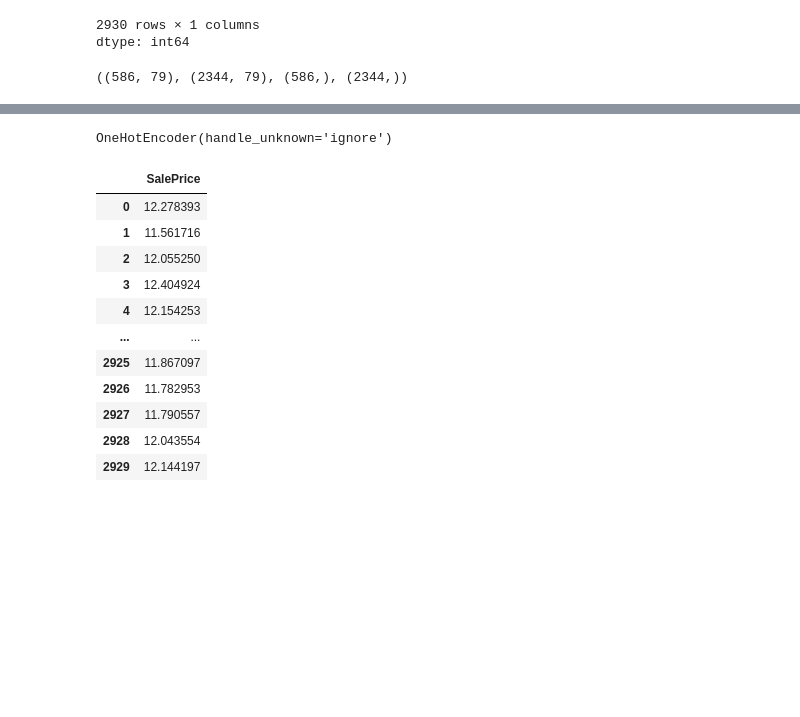
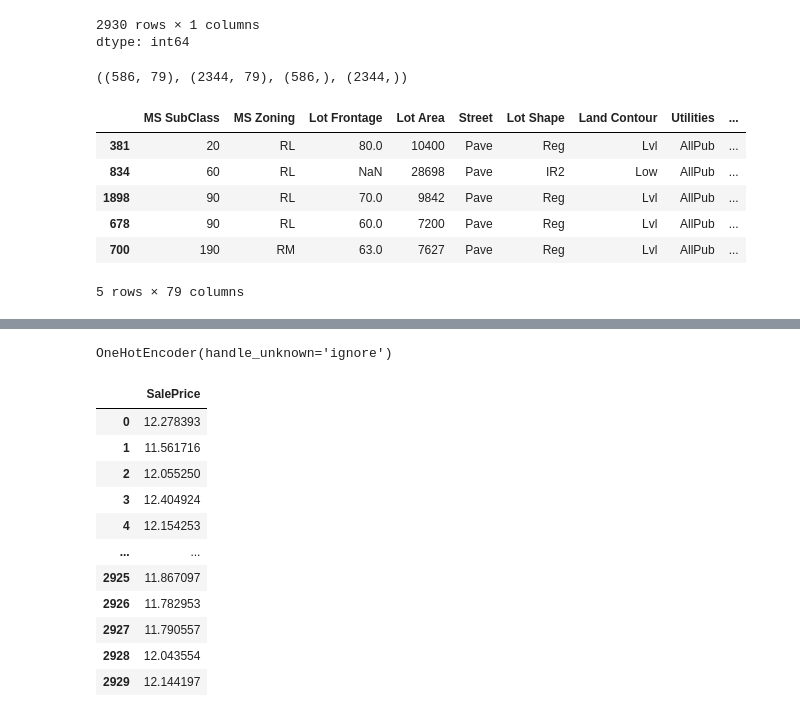
Before and after one commit to Kenechukwu06/CV, a Jupyter notebook: House_Prediction_Project.ipynb, the cells around one changed output, grey strips where cells are left out. Cells and saved outputs as stored; diff of their text form; code cells hidden in the pictures; blank space fills up the shorter version.

```diff
--- a/House_Prediction_Project.ipynb
+++ b/House_Prediction_Project.ipynb
@@ -135,13 +136,6 @@ print
 [figure]
 skewness: 1.74
 <function print(*args, sep=' ', end='\n', file=None, flush=False)>
-# %%
-cat_cols = copied_data.select_dtypes(include=["category","object"]).columns
-cols_nan = cat_cols[copied_data[cat_cols].isnull().any()]
-list_with_nan = cols_nan.tolist()
-for col in list_with_nan:
-  if col in copied_data.columns:
-    copied_data[col] = copied_data[col].fillna("No")
 # %%
 copied_data["TotalSF"] = copied_data["Total Bsmt SF"] + copied_data["1st Flr SF"] + copied_data["2nd Flr SF"]
 copied_data["HouseAge"] = copied_data["Yr Sold"] - copied_data["Year Built"]
@@ -204,4 +199,14 @@ X_train, X_test,y_train,y_test= train_test_split(X,y,test_size = 0.2, random_sta
 X_test.shape,X_train.shape,y_test.shape,y_train.shape
 # %% [output]
 ((586, 79), (2344, 79), (586,), (2344,))
+# %%
+X_train.head()
+# %% [output]
+|  | MS SubClass | MS Zoning | Lot Frontage | Lot Area | Street | Lot Shape | Land Contour | Utilities | ... |
+| 381 | 20 | RL | 80.0 | 10400 | Pave | Reg | Lvl | AllPub | ... |
+| 834 | 60 | RL | NaN | 28698 | Pave | IR2 | Low | AllPub | ... |
+| 1898 | 90 | RL | 70.0 | 9842 | Pave | Reg | Lvl | AllPub | ... |
+| 678 | 90 | RL | 60.0 | 7200 | Pave | Reg | Lvl | AllPub | ... |
+| 700 | 190 | RM | 63.0 | 7627 | Pave | Reg | Lvl | AllPub | ... |
+5 rows × 79 columns
 # %%
```
Also changed, not shown: parts of 10 cells of this notebook.
